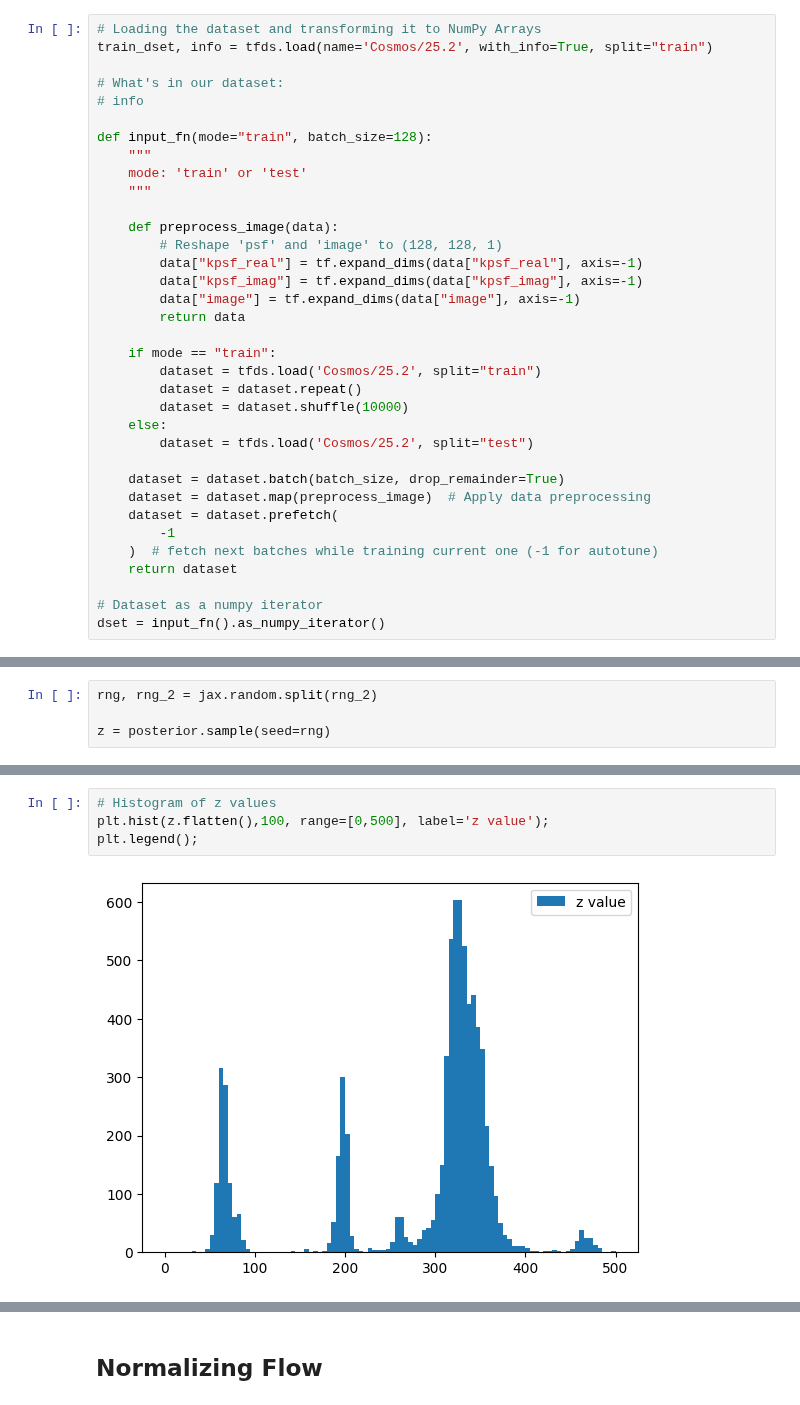
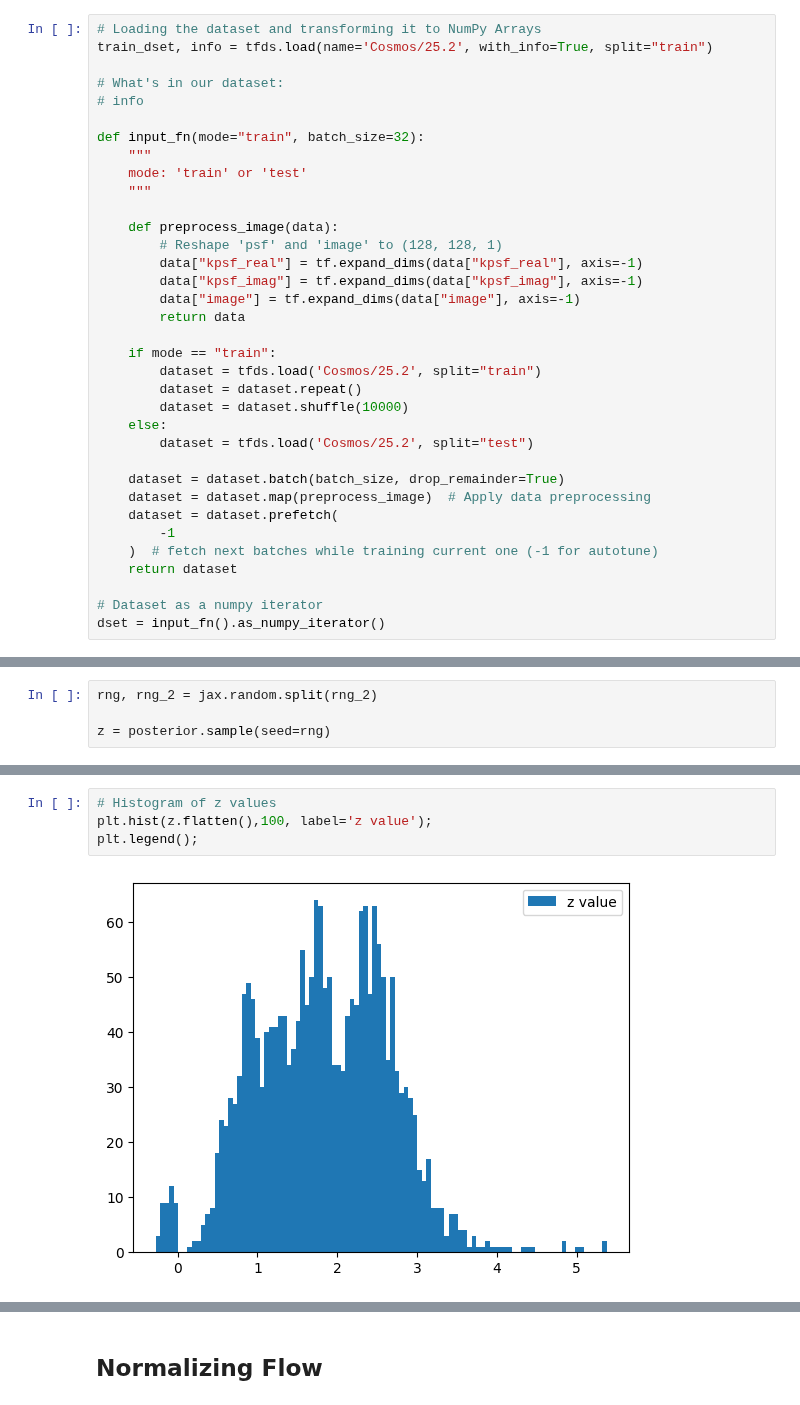
Before and after one commit to JonnyyTorres/Galsim_JAX, a Jupyter notebook: NF_Galsim.ipynb, the cells around one changed output, grey strips where cells are left out. Drawn from its saved outputs; the diff is of its cells as text.

```diff
--- a/NF_Galsim.ipynb
+++ b/NF_Galsim.ipynb
@@ -45,7 +45,7 @@ train_dset, info = tfds.load(name='Cosmos/25.2', with_info=True, split="train")
 # What's in our dataset:
 # info
 
-def input_fn(mode="train", batch_size=128):
+def input_fn(mode="train", batch_size=32):
     """
     mode: 'train' or 'test'
     """
@@ -221,9 +222,9 @@ fig.colorbar(ax.imshow(z_img),label="Pixel Value", orientation="vertical", cax=c
 # %%
 # Histogram of z values
-plt.hist(z.flatten(),100, range=[0,500], label='z value');
+plt.hist(z.flatten(),100, label='z value');
 plt.legend();
 # %% [output]
-[figure, old version]
+[figure, new version]
 # %%
 # Taking a bunch of images
 batch = next(dset)
```
Also changed, not shown: parts of 21 cells of this notebook, 2 other files.
